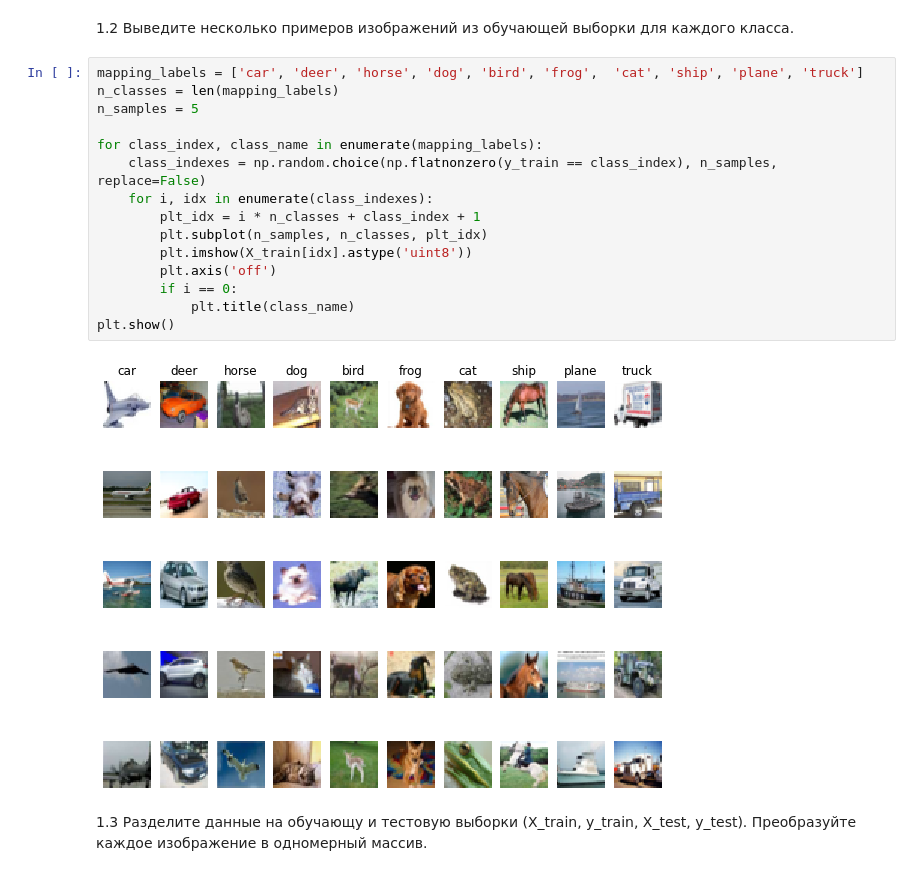
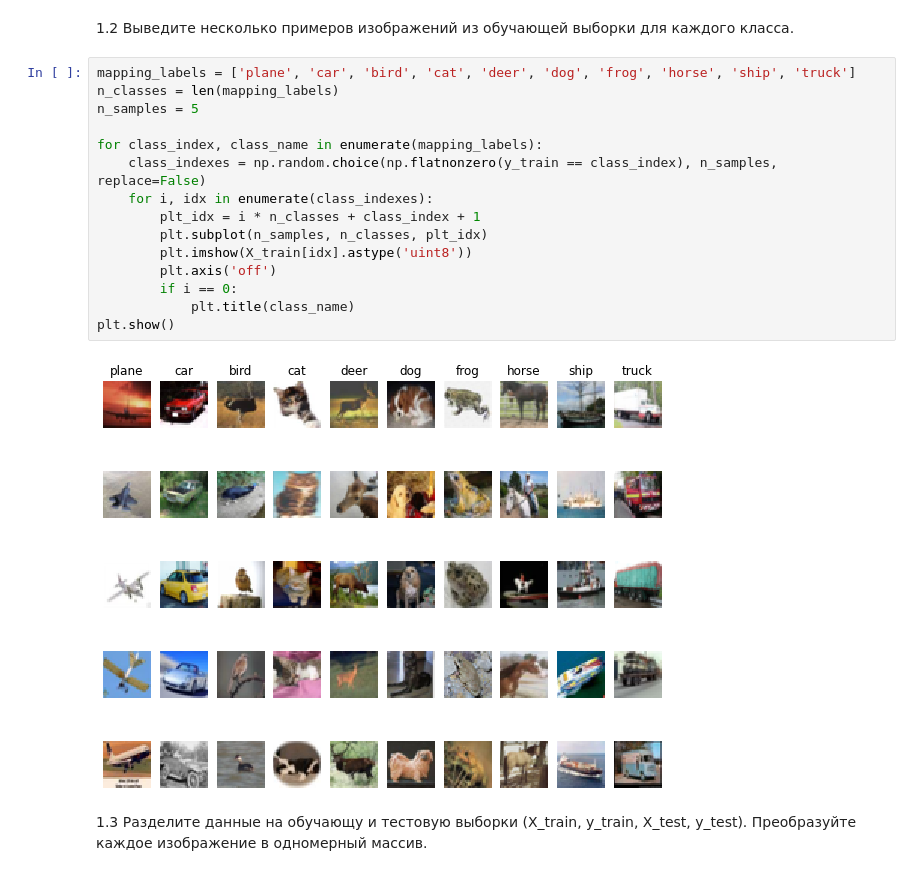
Before and after one commit to DiBoS290699/Neural-Networks-and-Deep-Learning, a Jupyter notebook: Lab1.ipynb, the cells around one changed output. Drawn from its saved outputs; the diff is of its cells as text.

```diff
--- a/Lab1.ipynb
+++ b/Lab1.ipynb
@@ -60,22 +57,22 @@ Test labels shape:  (10000, 1)
 # %% [markdown]
 1.2 Выведите несколько примеров изображений из обучающей выборки для каждого класса.
 # %%
-mapping_labels = ['car', 'deer', 'horse', 'dog', 'bird', 'frog',  'cat', 'ship', 'plane', 'truck']
+mapping_labels = ['plane', 'car', 'bird', 'cat', 'deer', 'dog', 'frog', 'horse', 'ship', 'truck']
 n_classes = len(mapping_labels)
 n_samples = 5
 
 for class_index, class_name in enumerate(mapping_labels):
     class_indexes = np.random.choice(np.flatnonzero(y_train == class_index), n_samples, replace=False)
     for i, idx in enumerate(class_indexes):
         plt_idx = i * n_classes + class_index + 1
         plt.subplot(n_samples, n_classes, plt_idx)
         plt.imshow(X_train[idx].astype('uint8'))
         plt.axis('off')
         if i == 0:
             plt.title(class_name)
 plt.show()
 # %% [output]
-[figure, old version]
+[figure, new version]
 # %% [markdown]
 1.3 Разделите данные на обучающу и тестовую выборки (X_train, y_train, X_test, y_test). Преобразуйте каждое изображение в одномерный массив.
 # %%
```
Also changed, not shown: parts of 38 cells of this notebook, 2 other files.
